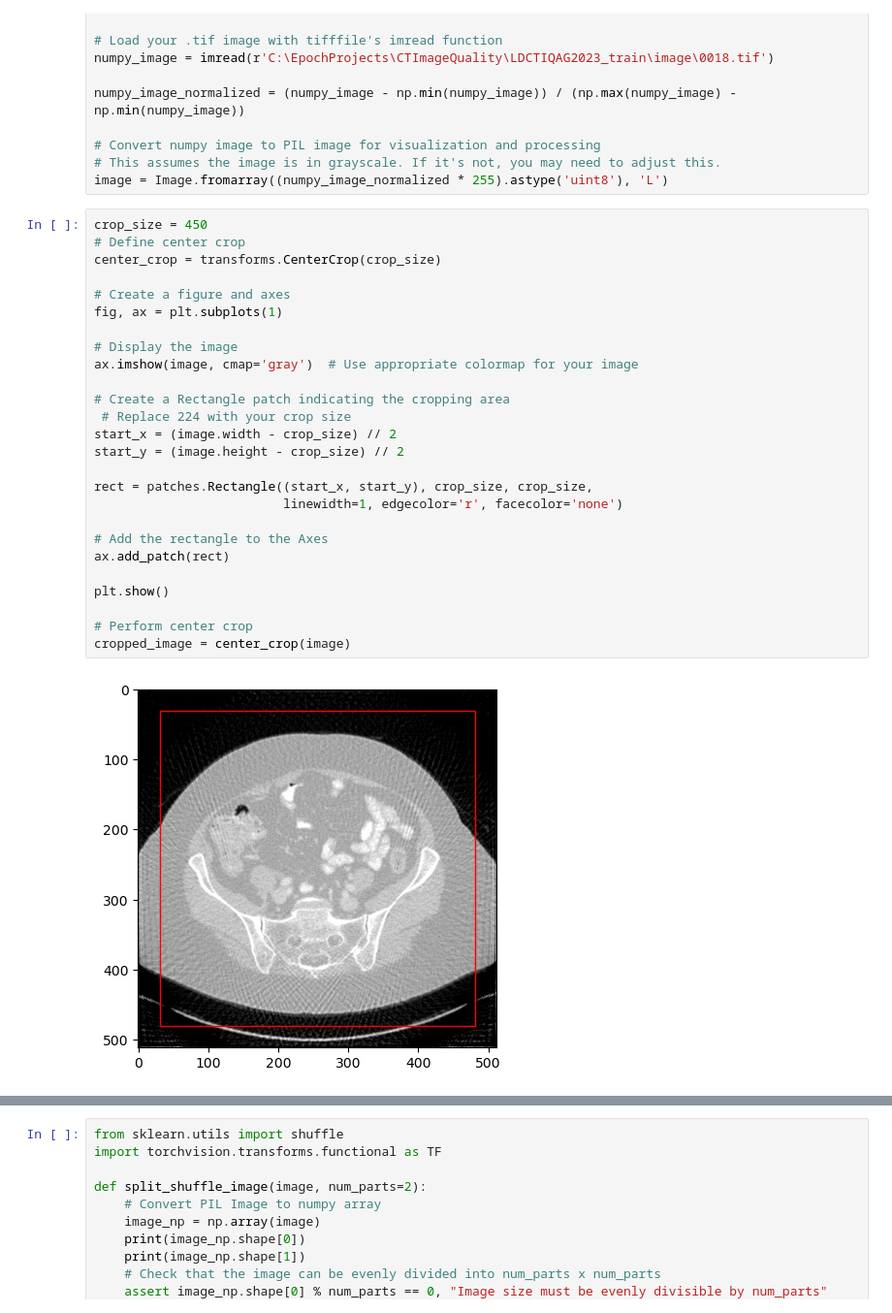
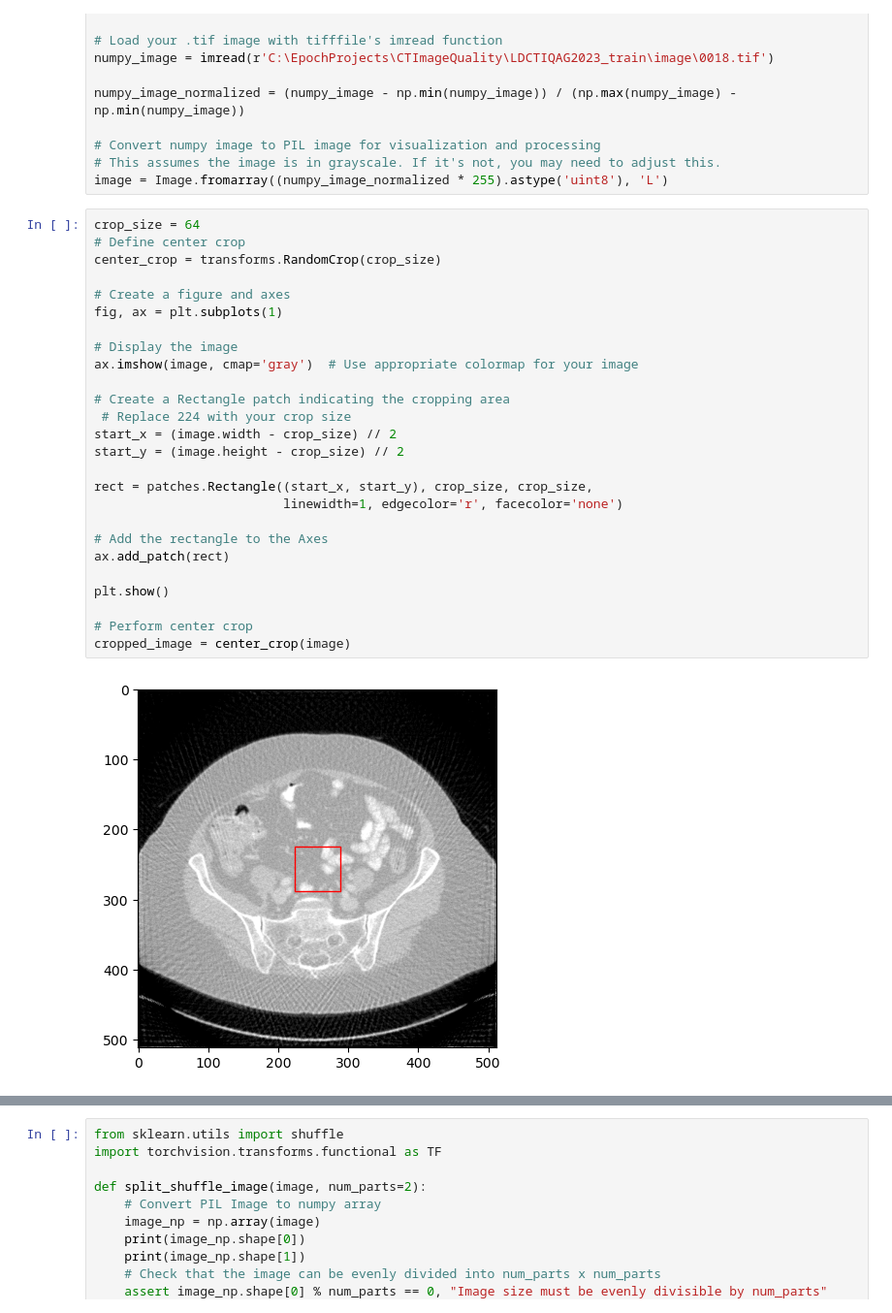
Before and after one commit to TeamEpochGithub/CTImageQuality, a Jupyter notebook: analysis/eda/crop.ipynb, the cells around one changed output, grey strips where cells are left out. Shown at 97% size. Saved outputs shown, nothing was run; the diff lists cells and outputs as text.

```diff
--- a/analysis/eda/crop.ipynb
+++ b/analysis/eda/crop.ipynb
@@ -15,33 +15,33 @@ numpy_image_normalized = (numpy_image - np.min(numpy_image)) / (np.max(numpy_ima
 # This assumes the image is in grayscale. If it's not, you may need to adjust this.
 image = Image.fromarray((numpy_image_normalized * 255).astype('uint8'), 'L')
 # %%
-crop_size = 450
+crop_size = 64
 # Define center crop
-center_crop = transforms.CenterCrop(crop_size)
+center_crop = transforms.RandomCrop(crop_size)
 
 # Create a figure and axes
 fig, ax = plt.subplots(1)
 
 # Display the image
 ax.imshow(image, cmap='gray')  # Use appropriate colormap for your image
 
 # Create a Rectangle patch indicating the cropping area
  # Replace 224 with your crop size
 start_x = (image.width - crop_size) // 2
 start_y = (image.height - crop_size) // 2
 
 rect = patches.Rectangle((start_x, start_y), crop_size, crop_size,
                          linewidth=1, edgecolor='r', facecolor='none')
 
 # Add the rectangle to the Axes
 ax.add_patch(rect)
 
 plt.show()
 
 # Perform center crop
 cropped_image = center_crop(image)
 # %% [output]
-[figure, old version]
+[figure, new version]
 # %%
 fig, ax = plt.subplots(1)
 ax.imshow(cropped_image, cmap='gray')
```
Also changed, not shown: parts of 1 cell of this notebook, 6 other files.
